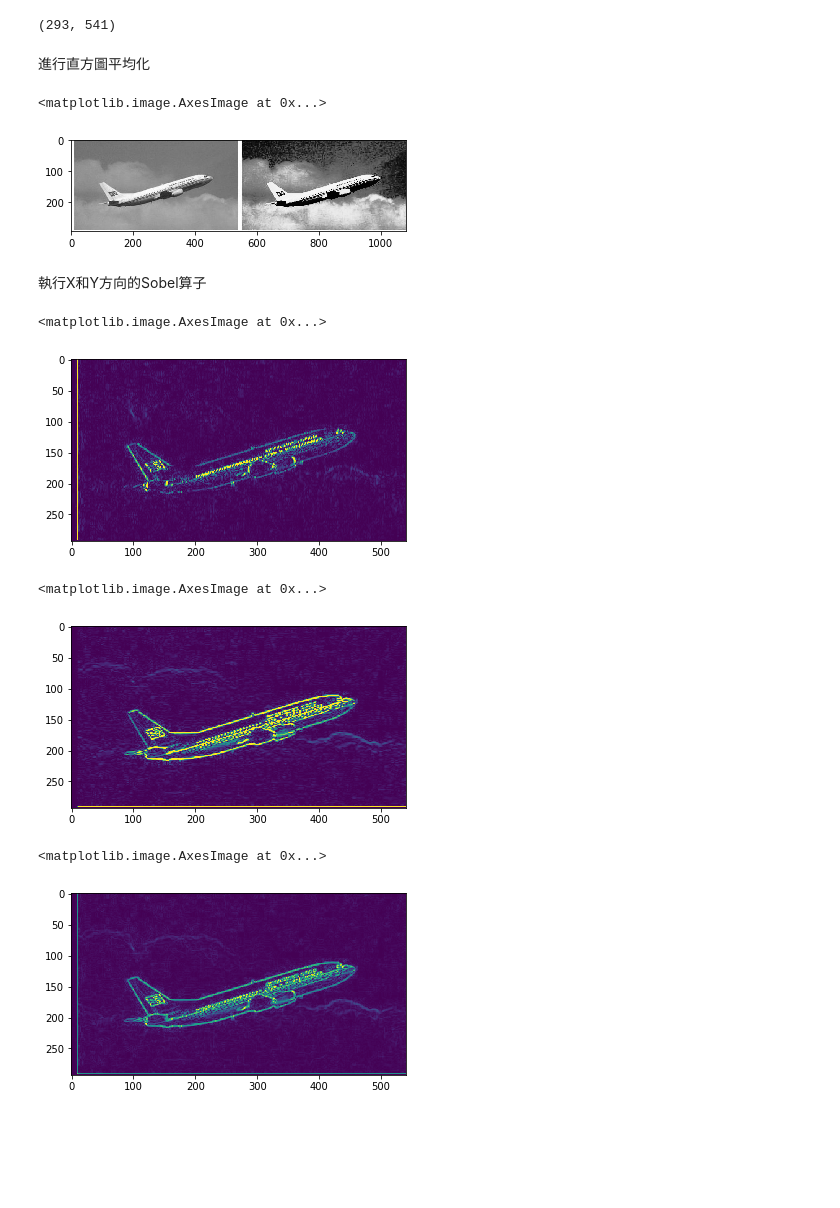
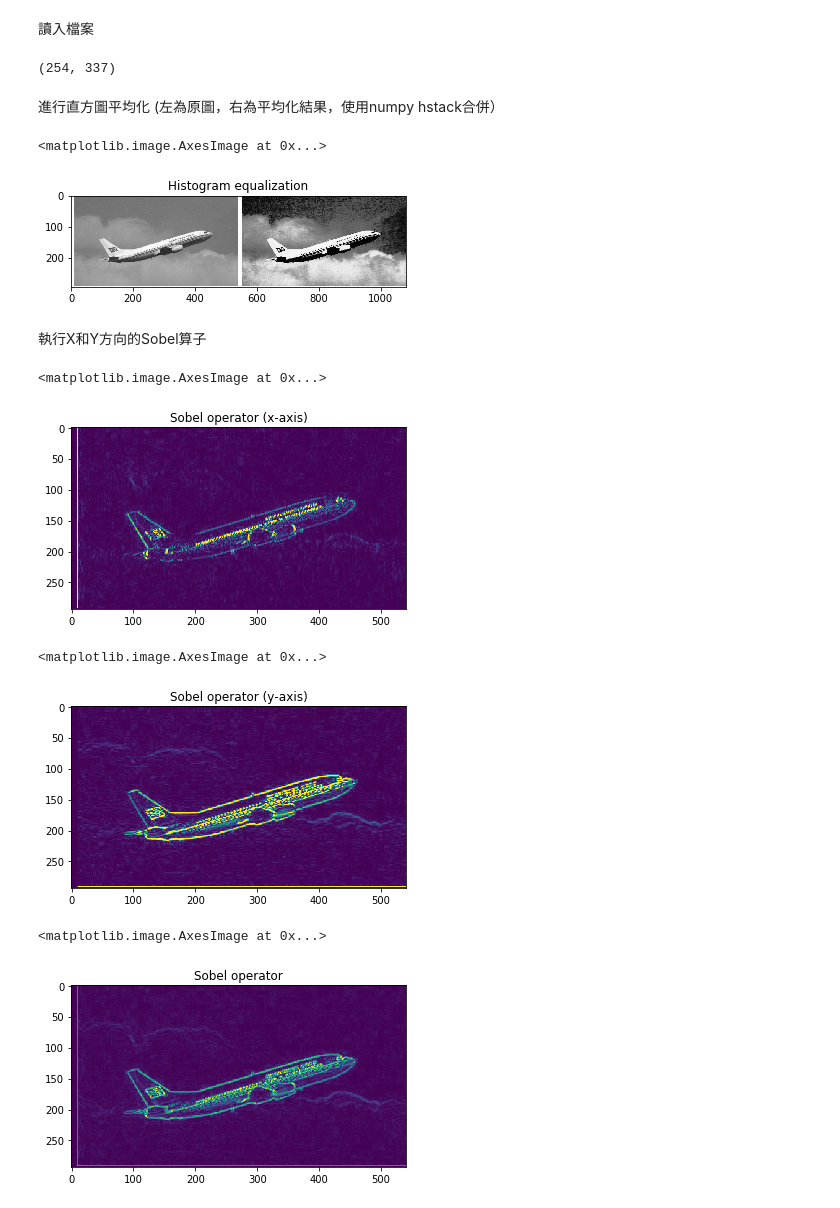
Before and after one commit to rapirent/picture-edge-detection, a Jupyter notebook: HW2.ipynb, the cells around one changed output. Cells and saved outputs as stored; diff of their text form; code cells hidden in the pictures; blank space fills up the shorter version.

```diff
--- a/HW2.ipynb
+++ b/HW2.ipynb
@@ -3,42 +3,47 @@ from matplotlib import pyplot as plt
 import numpy as np
 import cv2
 import math
+# %% [markdown]
+讀入檔案
 # %%
 img = cv2.imread('./001.jpg',  cv2.IMREAD_GRAYSCALE)
+img2 = cv2.imread('./002.jpg', cv2.IMREAD_GRAYSCALE)
 img.shape
+img2.shape
 # %% [output]
-(293, 541)
+(254, 337)
-# %% [markdown]
-進行直方圖平均化
+# %% [markdown]
+進行直方圖平均化 (左為原圖，右為平均化結果，使用numpy hstack合併）
 # %%
 equ = cv2.equalizeHist(img)
 res = np.hstack((img,equ))
+plt.title('Histogram equalization')
 plt.imshow(res, cmap = 'gray')
 # %% [output]
 <matplotlib.image.AxesImage at 0x...>
-[figure, old version]
+[figure, new version]
 # %% [markdown]
 執行X和Y方向的Sobel算子
 # %%
 x = cv2.Sobel(img,cv2.CV_16S,1,0)
 y = cv2.Sobel(img,cv2.CV_16S,0,1)
-
 absX = cv2.convertScaleAbs(x)
 absY = cv2.convertScaleAbs(y)
-
 dst = cv2.addWeighted(absX,0.5,absY,0.5,0)
-
+plt.title('Sobel operator (x-axis)')
 plt.imshow(absX)
 # %% [output]
 <matplotlib.image.AxesImage at 0x...>
-[figure, old version]
+[figure, new version]
 # %%
+plt.title('Sobel operator (y-axis)')
 plt.imshow(absY)
 # %% [output]
 <matplotlib.image.AxesImage at 0x...>
-[figure, old version]
+[figure, new version]
 # %%
+plt.title('Sobel operator')
 plt.imshow(dst)
 # %% [output]
 <matplotlib.image.AxesImage at 0x...>
-[figure, old version]
+[figure, new version]
```
Also changed, not shown: parts of 2 cells of this notebook, 11 other files.
